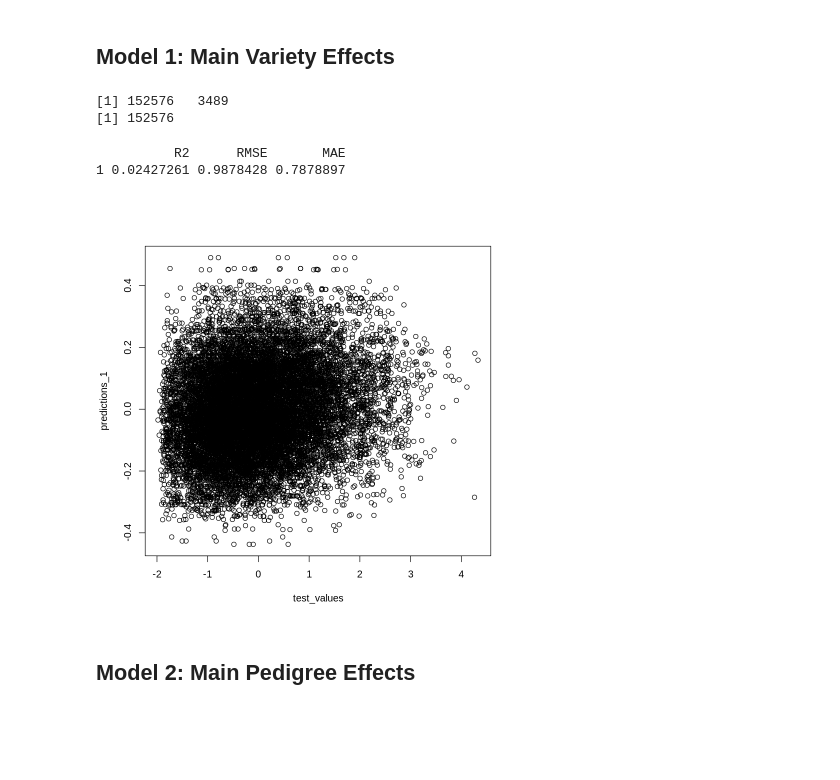
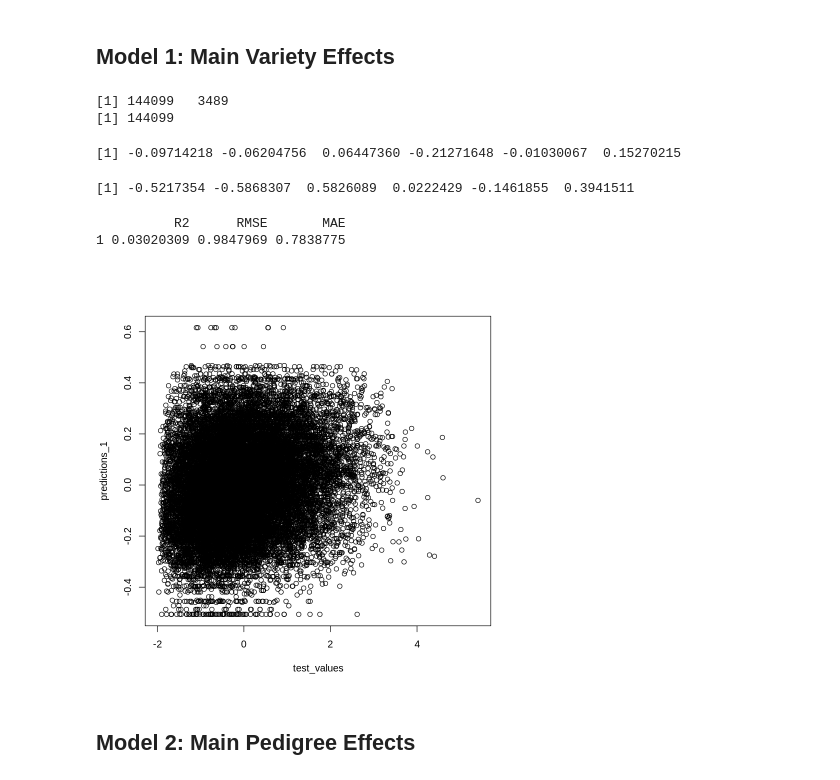
Before and after one commit to AaronScherf/gxe-gee-lmm, a Jupyter notebook: gxe_lmm_r.ipynb, the cells around one changed output. Saved outputs shown, nothing was run; the diff lists cells and outputs as text; code cells hidden in the pictures; blank space fills up the shorter version.

```diff
--- a/gxe_lmm_r.ipynb
+++ b/gxe_lmm_r.ipynb
@@ -267,3 +310,7 @@ y_train_na[-train_random_sample] = NA
+# %%
+y_train_na = y$GRAIN_YIELD
+# %%
+y_train_na[-seq_len(train_rows)] = NA
 # %%
 head(y_train_na)
 # %% [output]
@@ -282,13 +337,13 @@ dim(X_GID_sample)
 # ZE = model.matrix(~factor(Y$ENV)-1)
 
 # incidence matrix for main eff. of lines.
-X_GID_sample$GID = factor(x=X_GID_sample$GID,levels=rownames(A),ordered=TRUE)
-ZVAR = model.matrix(~X_GID_sample$GID-1)
+X_GID$GID = factor(x=X_GID$GID,levels=rownames(A),ordered=TRUE)
+ZVAR = model.matrix(~X_GID$GID-1)
 print(dim(ZVAR))
 print(length(y_train_na))
 # %% [output]
-[1] 152576   3489
-[1] 152576
+[1] 144099   3489
+[1] 144099
 # %%
 # Model Fitting
 
@@ -297,20 +352,28 @@ print(length(y_train_na))
 
 ETA = list(VAR=list(X=ZVAR,model='BRR'))
 
-fm1 = BGLR(y=y_train_na,ETA=ETA,saveAt='M1_',nIter=500,burnIn=200)
+fm1 = BGLR(y=y_train_na,ETA=ETA,saveAt='M1_',nIter=1000,burnIn=500)
+# %%
+head(fm1$yHat[-seq_len(train_rows)])
+# %% [output]
+[1] -0.09714218 -0.06204756  0.06447360 -0.21271648 -0.01030067  0.15270215
+# %%
+head(y$GRAIN_YIELD[-seq_len(train_rows)])
+# %% [output]
+[1] -0.5217354 -0.5868307  0.5826089  0.0222429 -0.1461855  0.3941511
 # %%
-predictions_1 = fm1$yHat[-train_random_sample]
-test_values = y_sample$GRAIN_YIELD[-train_random_sample]
+predictions_1 = fm1$yHat[-seq_len(train_rows)]
+test_values = y$GRAIN_YIELD[-seq_len(train_rows)]
 R2 = R2(predictions_1, test_values)
 RMSE = RMSE(predictions_1, test_values)
 MAE = MAE(predictions_1, test_values)
 model1_scores = data.frame(R2, RMSE, MAE)
 print(model1_scores)
 plot(test_values,predictions_1)
 # %% [output]
           R2      RMSE       MAE
-1 0.02427261 0.9878428 0.7878897
+1 0.03020309 0.9847969 0.7838775
-[figure, old version]
+[figure, new version]
 # %% [markdown]
 ## Model 2: Main Pedigree Effects
 # %%
```
Also changed, not shown: parts of 50 cells of this notebook.
